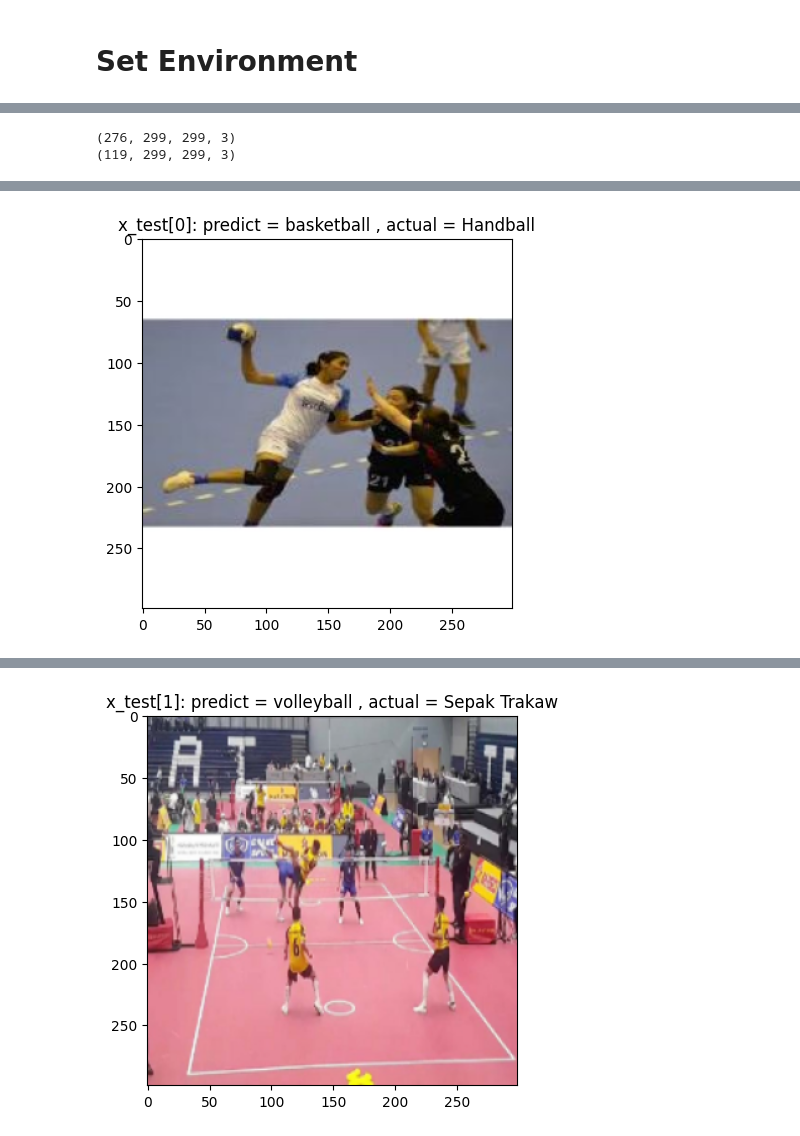
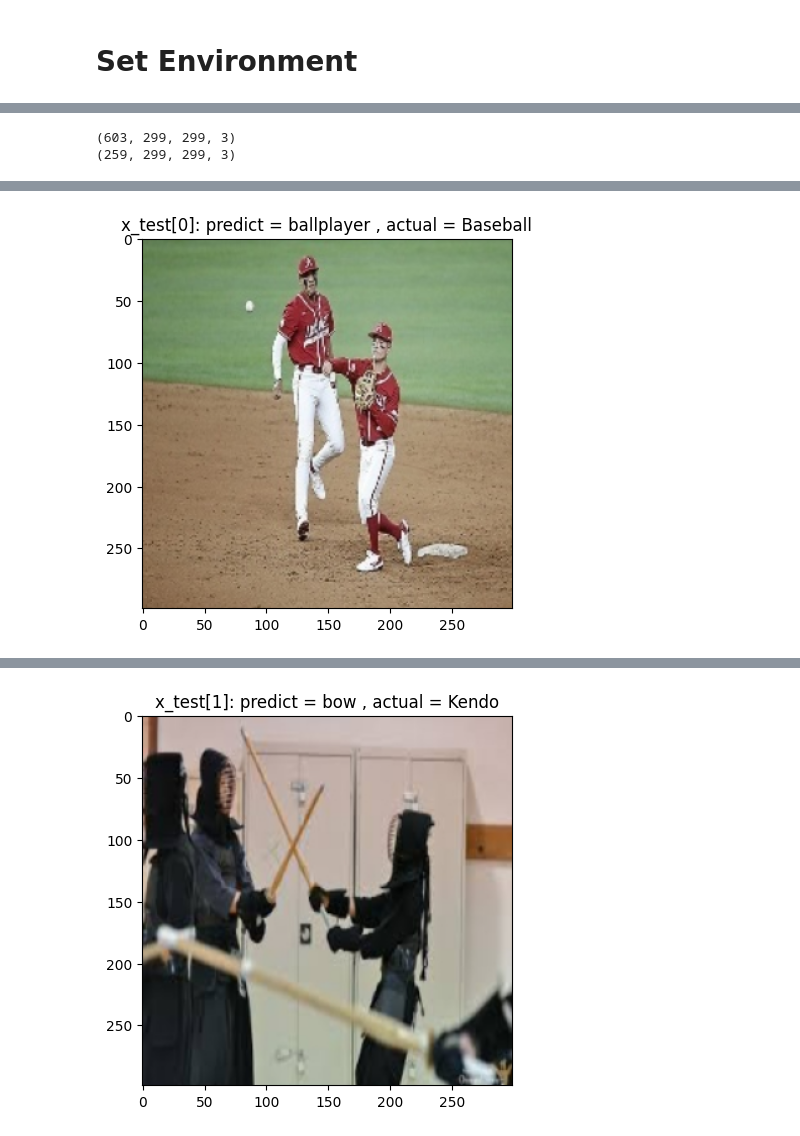
Before and after one commit to Napasakon/DADS7202_CNN_Image_Classifier, a Jupyter notebook: code/Xception_No_Train.ipynb, the cells around one changed output, grey strips where cells are left out. Cells and saved outputs as stored; diff of their text form; code cells hidden in the pictures.

```diff
--- a/code/Xception_No_Train.ipynb
+++ b/code/Xception_No_Train.ipynb
@@ -66,10 +88,16 @@ generate_npy_dataset(srcPath='/content/DADS7202_CNN_Image_Classifier/handball/',
 x0 = np.load('/content/DADS7202_CNN_Image_Classifier/x_sepak_trakaw.npy')
 x1 = np.load('/content/DADS7202_CNN_Image_Classifier/x_kendo.npy')
 x2 = np.load('/content/DADS7202_CNN_Image_Classifier/x_handball.npy')
+x3 = np.load('/content/DADS7202_CNN_Image_Classifier/x_fencing.npy')
+x4 = np.load('/content/DADS7202_CNN_Image_Classifier/x_baseball.npy')
+x5 = np.load('/content/DADS7202_CNN_Image_Classifier/x_high_jump.npy')
 
 print(x0.shape)
 print(x1.shape)
 print(x2.shape)
+print(x3.shape)
+print(x4.shape)
+print(x5.shape)
 # %% [output]
 (125, 299, 299, 3)
 (140, 299, 299, 3)
@@ -89,6 +129,6 @@ print(y2.shape)
 # %%
-x = np.concatenate((x0, x1, x2))
-y = np.concatenate((y0, y1, y2))
+x = np.concatenate((x0, x1, x2, x3, x4, x5))
+y = np.concatenate((y0, y1, y2, y3, y4, y5))
 print(x.shape)
 print(y.shape)
 # %% [output]
@@ -122,13 +165,13 @@ x_test_xc = tf.keras.applications.xception.preprocess_input(x_test)
 print(x_train_xc.shape)
 print(x_test_xc.shape)
 # %% [output]
-(276, 299, 299, 3)
-(119, 299, 299, 3)
+(603, 299, 299, 3)
+(259, 299, 299, 3)
 # %%
 from keras.applications import xception
 # %%
 #Predict the inputs on the model
-label = ['Sepak Trakaw','Kendo','Handball']
+label = ['Sepak Trakaw','Kendo','Handball','Fencing','Baseball','High Jump']
 for i in range(5):
   x_input = x_test_xc[i][np.newaxis, ...]
   predict_img = modelNoTrain.predict(x_input)
@@ -144,3 +187,3 @@ for i in range(5):
 Downloading data from https://storage.googleapis.com/download.tensorflow.org/data/imagenet_class_index.json
 35363/35363 [==============================] - 0s 0us/step
-[figure, old version]
+[figure, new version]
@@ -148 +191 @@ Downloading data from https://storage.googleapis.com/download.tensorflow.org/dat
-[figure, old version]
+[figure, new version]
```
Also changed, not shown: parts of 11 cells of this notebook.
